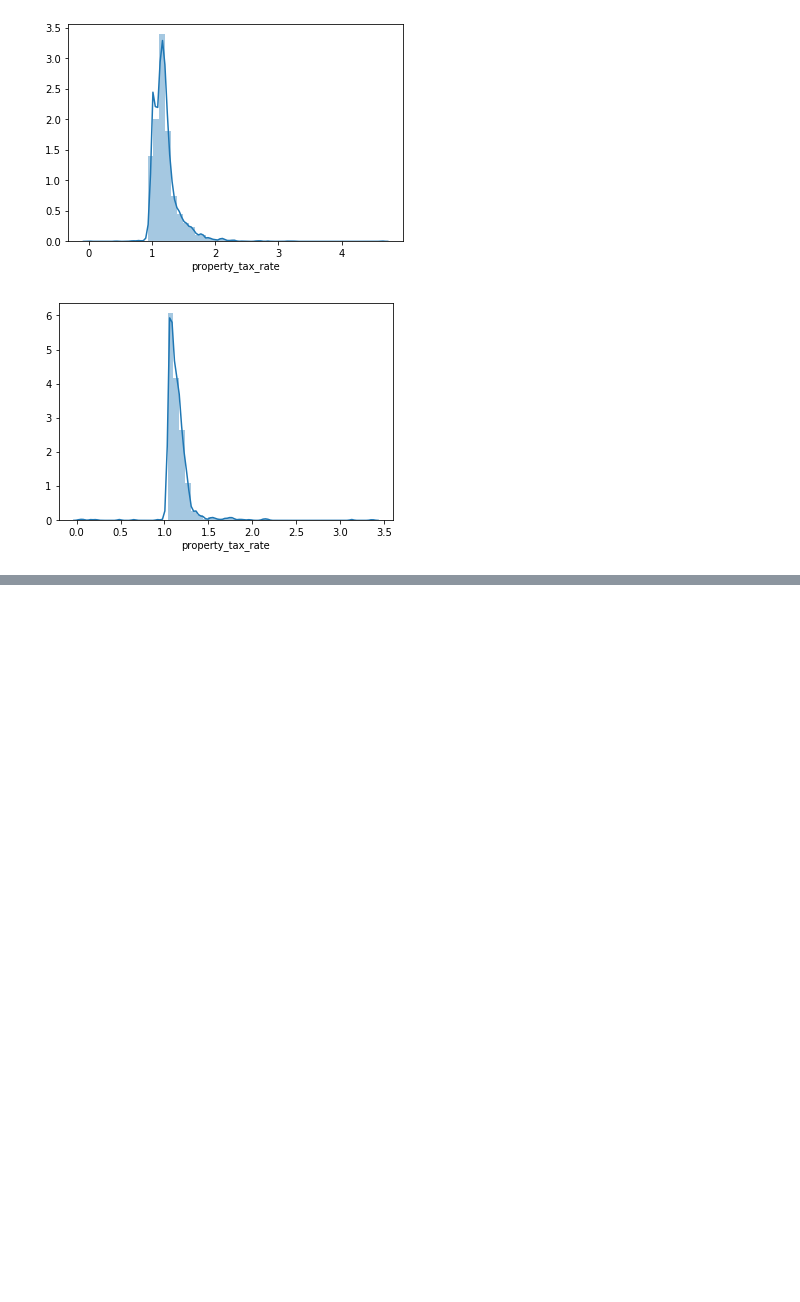
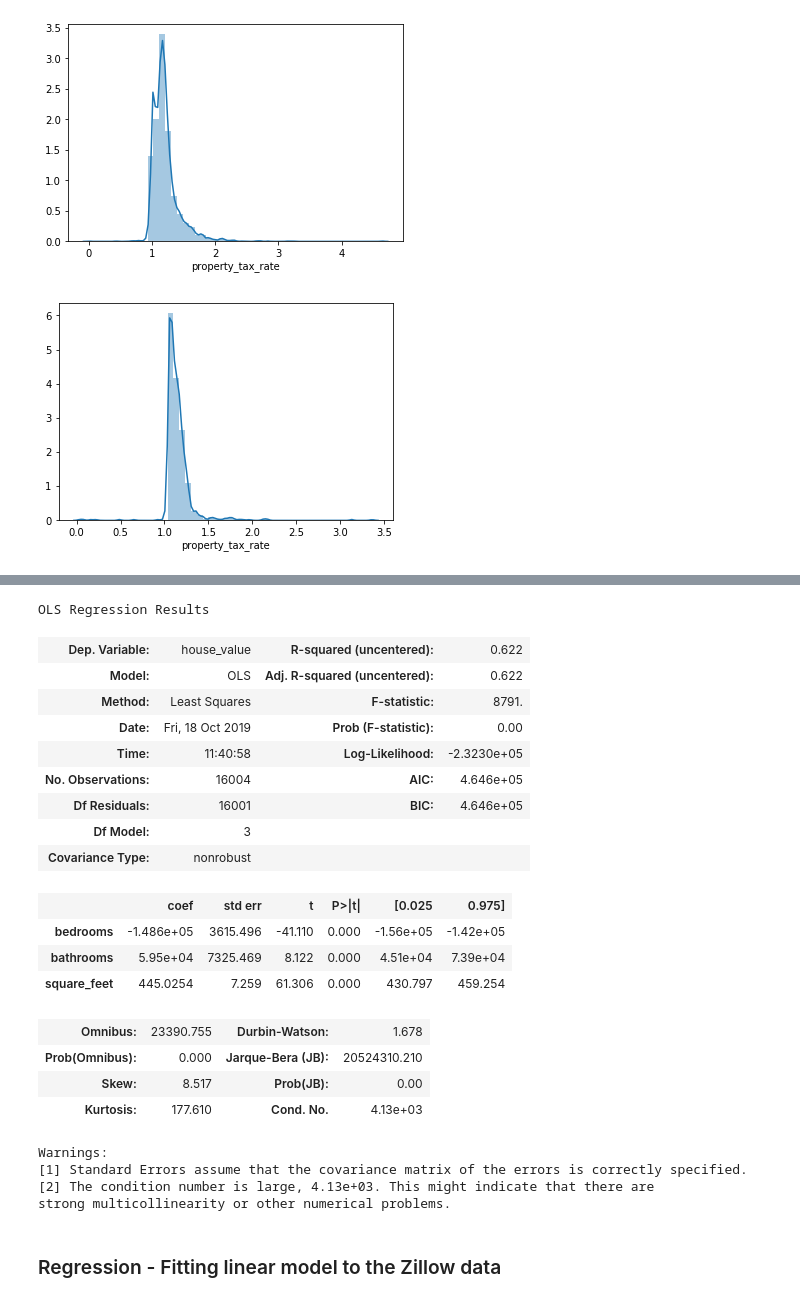
Before and after one commit to Jeff-Hutchins/zillow-project, a Jupyter notebook: zillow_project.ipynb, the cells around one changed output, grey strips where cells are left out. Drawn from its saved outputs; the diff is of its cells as text; code cells hidden in the pictures; blank space fills up the shorter version.

```diff
--- a/zillow_project.ipynb
+++ b/zillow_project.ipynb
@@ -51,0 +129,27 @@ ventura_county_tax_rates_displot = sns.distplot(ventura_county_tax_rates)
+# %%
+res.summary()
+# %% [output]
+OLS Regression Results
+| Dep. Variable: | house_value | R-squared (uncentered): | 0.622 |
+| Model: | OLS | Adj. R-squared (uncentered): | 0.622 |
+| Method: | Least Squares | F-statistic: | 8791. |
+| Date: | Fri, 18 Oct 2019 | Prob (F-statistic): | 0.00 |
+| Time: | 11:40:58 | Log-Likelihood: | -2.3230e+05 |
+| No. Observations: | 16004 | AIC: | 4.646e+05 |
+| Df Residuals: | 16001 | BIC: | 4.646e+05 |
+| Df Model: | 3 |  |  |
+| Covariance Type: | nonrobust |  |  |
+|  | coef | std err | t | P>|t| | [0.025 | 0.975] |
+| bedrooms | -1.486e+05 | 3615.496 | -41.110 | 0.000 | -1.56e+05 | -1.42e+05 |
+| bathrooms | 5.95e+04 | 7325.469 | 8.122 | 0.000 | 4.51e+04 | 7.39e+04 |
+| square_feet | 445.0254 | 7.259 | 61.306 | 0.000 | 430.797 | 459.254 |
+| Omnibus: | 23390.755 | Durbin-Watson: | 1.678 |
+| Prob(Omnibus): | 0.000 | Jarque-Bera (JB): | 20524310.210 |
+| Skew: | 8.517 | Prob(JB): | 0.00 |
+| Kurtosis: | 177.610 | Cond. No. | 4.13e+03 |
+Warnings:
+[1] Standard Errors assume that the covariance matrix of the errors is correctly specified.
+[2] The condition number is large, 4.13e+03. This might indicate that there are
+strong multicollinearity or other numerical problems.
+# %% [markdown]
+### Regression - Fitting linear model to the Zillow data
```
Also changed, not shown: parts of 38 cells of this notebook.
